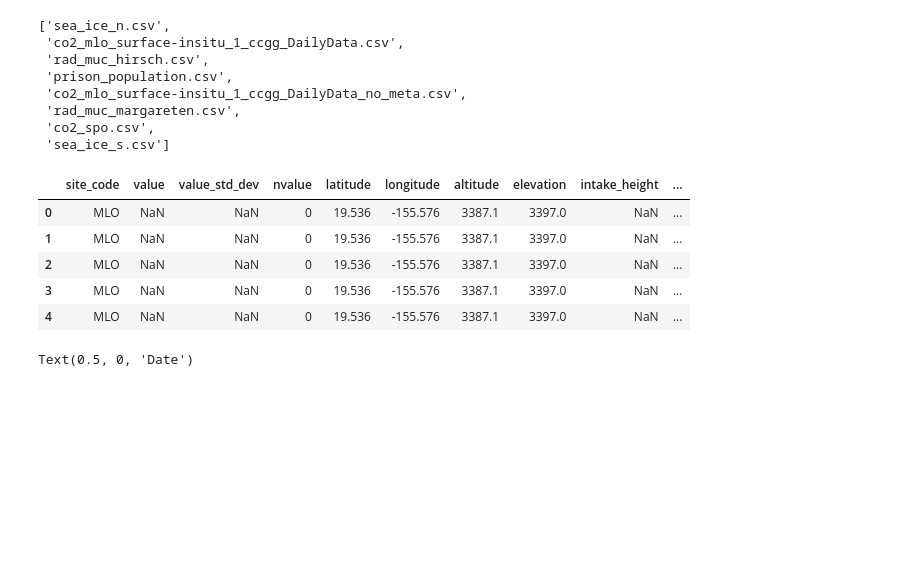
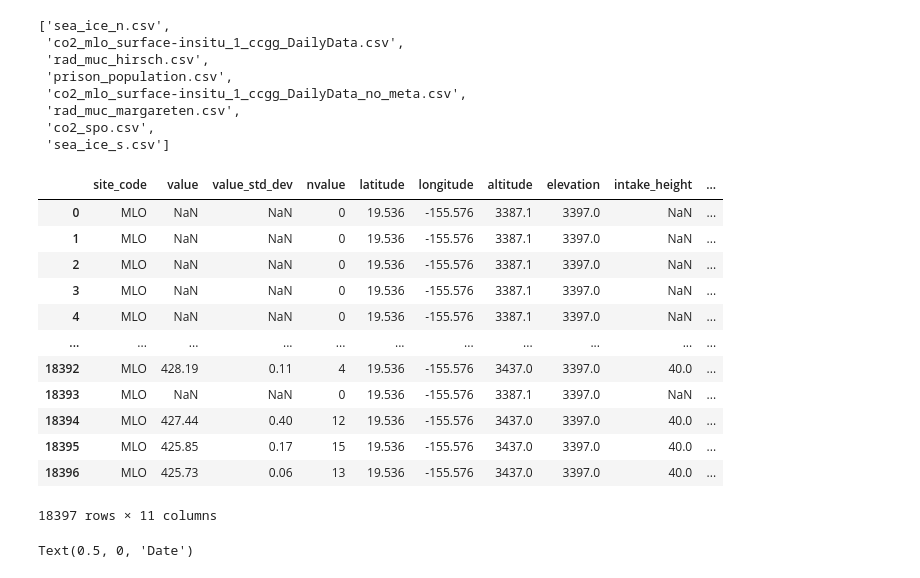
Before and after one commit to JanDuchscherer104/time-series-analysis, a Jupyter notebook: notebooks/lecture_01.ipynb, the cells around one changed output. Cells and saved outputs as stored; diff of their text form; code cells hidden in the pictures; blank space fills up the shorter version.

```diff
--- a/notebooks/lecture_01.ipynb
+++ b/notebooks/lecture_01.ipynb
@@ -25,29 +25,36 @@ list(f"{pth.stem}{pth.suffix}" for pth in data_dir.glob("*"))
 # %%
 
 df = (
     pd.read_csv(
         data_dir / "co2_mlo_surface-insitu_1_ccgg_DailyData.csv",
         delim_whitespace=True,
         header=158,
     )
     .assign(date=lambda df: pd.to_datetime(df['datetime']))
     .drop(columns=["year", "month", "day", "hour", "minute", "second", "datetime", "time_decimal", "midpoint_time"]) # drop redundant cols
     # replace invalid values with NaN
     .assign(
         **{
             col: lambda df, col=col: df[col].where(df[col] >= 0) for col in ("value", "value_std_dev", "intake_height")
         }
     )
 )
 
-df.head()
+df
 # %% [output]
 |  | site_code | value | value_std_dev | nvalue | latitude | longitude | altitude | elevation | intake_height | ... |
 | 0 | MLO | NaN | NaN | 0 | 19.536 | -155.576 | 3387.1 | 3397.0 | NaN | ... |
 | 1 | MLO | NaN | NaN | 0 | 19.536 | -155.576 | 3387.1 | 3397.0 | NaN | ... |
 | 2 | MLO | NaN | NaN | 0 | 19.536 | -155.576 | 3387.1 | 3397.0 | NaN | ... |
 | 3 | MLO | NaN | NaN | 0 | 19.536 | -155.576 | 3387.1 | 3397.0 | NaN | ... |
 | 4 | MLO | NaN | NaN | 0 | 19.536 | -155.576 | 3387.1 | 3397.0 | NaN | ... |
+| ... | ... | ... | ... | ... | ... | ... | ... | ... | ... | ... |
+| 18392 | MLO | 428.19 | 0.11 | 4 | 19.536 | -155.576 | 3437.0 | 3397.0 | 40.0 | ... |
+| 18393 | MLO | NaN | NaN | 0 | 19.536 | -155.576 | 3387.1 | 3397.0 | NaN | ... |
+| 18394 | MLO | 427.44 | 0.40 | 12 | 19.536 | -155.576 | 3437.0 | 3397.0 | 40.0 | ... |
+| 18395 | MLO | 425.85 | 0.17 | 15 | 19.536 | -155.576 | 3437.0 | 3397.0 | 40.0 | ... |
+| 18396 | MLO | 425.73 | 0.06 | 13 | 19.536 | -155.576 | 3437.0 | 3397.0 | 40.0 | ... |
+18397 rows × 11 columns
 # %%
 plt.figure(figsize=(12, 6))
 sns.lineplot(data=df, x="date", y="value")
```
Also changed, not shown: parts of 2 cells of this notebook.
